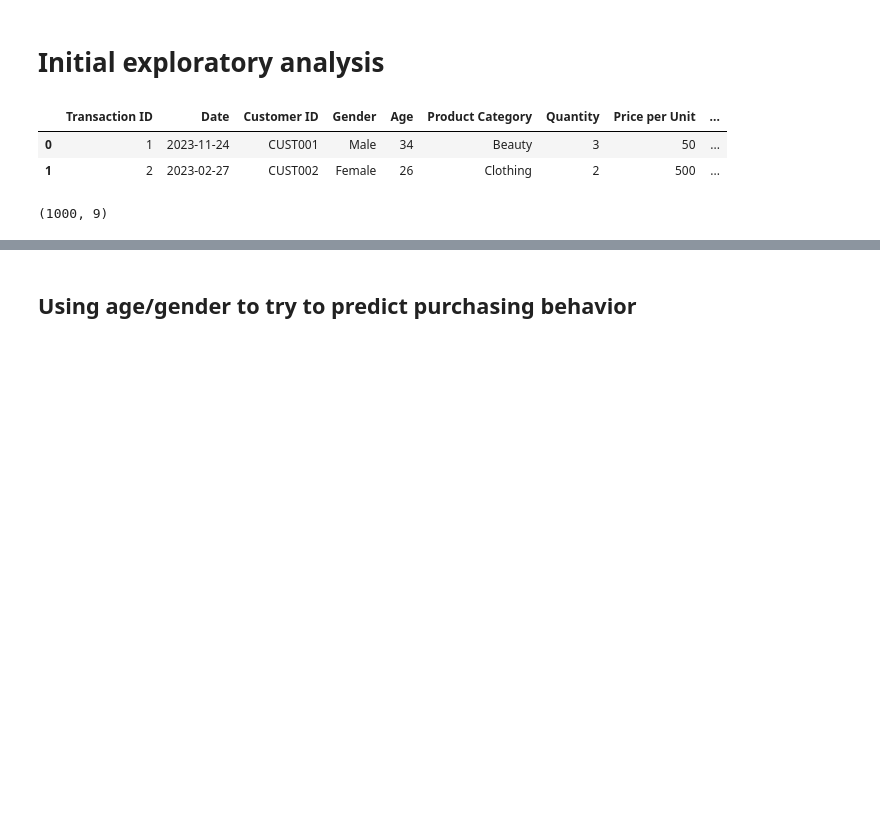
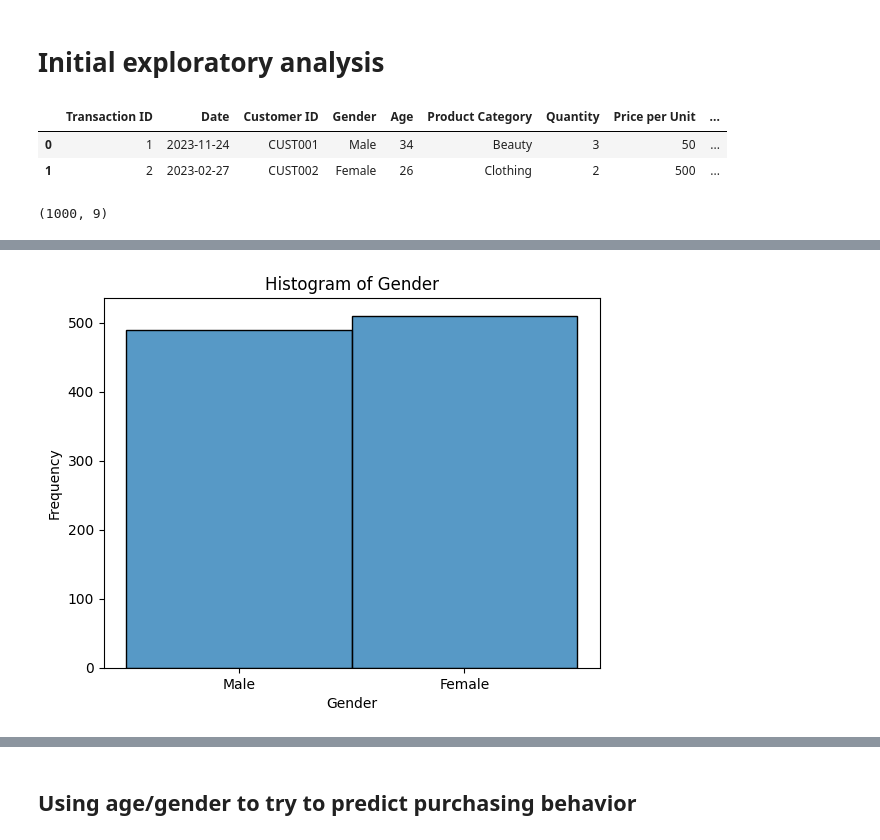
Before and after one commit to bdupey/DATA445-Machine_Learning, a Jupyter notebook: data445-kaggle-project-2.ipynb, the cells around one changed output, grey strips where cells are left out. Saved outputs shown, nothing was run; the diff lists cells and outputs as text; code cells hidden in the pictures; blank space fills up the shorter version.

```diff
--- a/data445-kaggle-project-2.ipynb
+++ b/data445-kaggle-project-2.ipynb
@@ -46,0 +78,13 @@ dtype: object
+# %%
+# Create the histogram gender
+sns.histplot(data=retail, x='Gender')
+
+# Add labels and title
+plt.xlabel('Gender')
+plt.ylabel('Frequency')
+plt.title('Histogram of Gender')
+
+# Show the plot
+plt.show()
+# %% [output]
+[figure, added]
```
Also changed, not shown: parts of 21 cells of this notebook.
